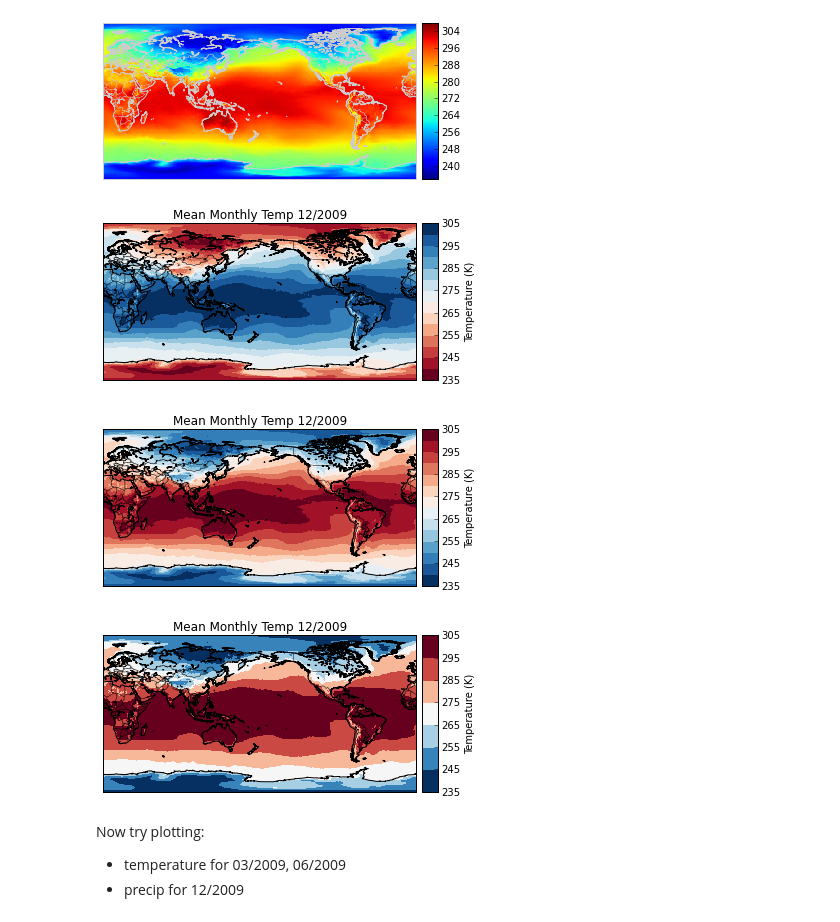
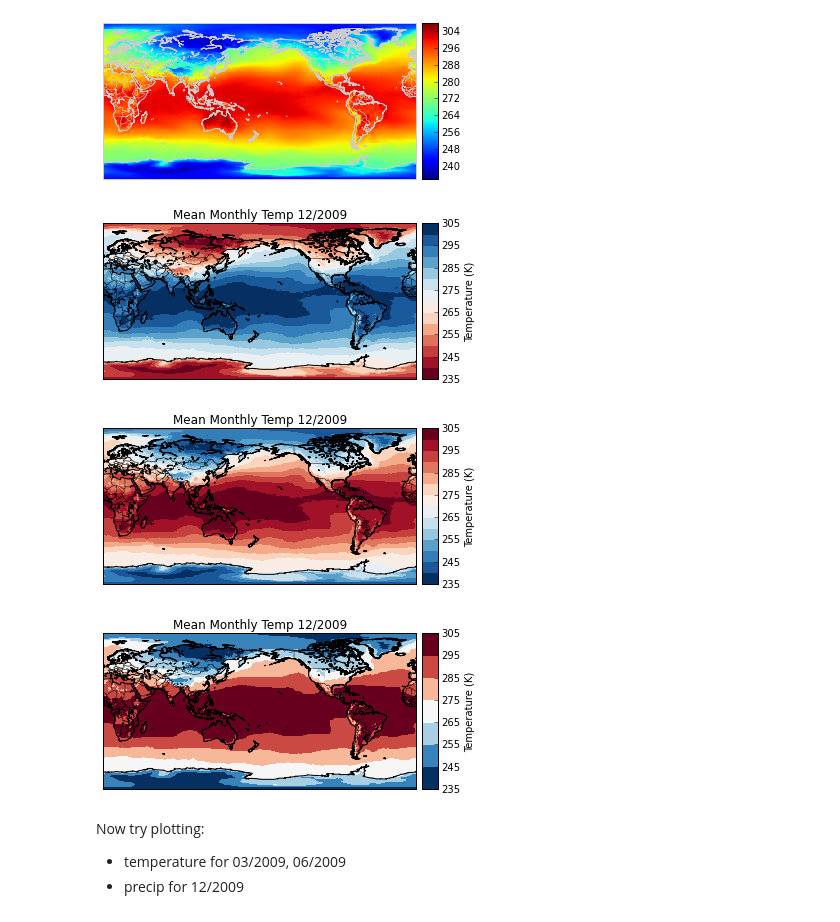
Before and after one commit to story645/EAS213, a Jupyter notebook: july21.ipynb, the cells around one changed output. Saved outputs shown, nothing was run; the diff lists cells and outputs as text; code cells hidden in the pictures.

```diff
--- a/july21.ipynb
+++ b/july21.ipynb
@@ -349,27 +348,28 @@ m.colorbar(im, ax=ax)
 # %%
 #Now lets make the colors less painful
 import matplotlib.cm as mcm
 import matplotlib.colors as mcolors
 
 fig = plt.figure()
 ax = fig.add_subplot(1,1,1)
 ax.set_title("Mean Monthly Temp 12/2009")
 m = Basemap(projection='cyl', ax=ax, resolution = 'l',
-            llcrnrlat=-90,urcrnrlat=90, llcrnrlon=0,urcrnrlon=360)
+            llcrnrlat=lats[0],urcrnrlat=lats[-1],
+            llcrnrlon=lons[0],urcrnrlon=lons[-1])
 
 border_color = 'black'
 m.drawcoastlines(color=border_color)
 m.drawcountries(color=border_color)
 m.drawmapboundary(color=border_color)
 
 cmap = mcm.RdBu
 #data ranges from 233.747 307.738
 norm = mcolors.BoundaryNorm(np.arange(235,310,5), cmap.N)
 im = m.imshow(data, interpolation='nearest', cmap=cmap, norm=norm)
 cb = m.colorbar(im, ax=ax)
 cb.set_label("Temperature (K)")
 # %% [output]
-[figure, old version]
+[figure, new version]
 # %%
 #Now lets make the colors less painful
 import matplotlib.cm as mcm
@@ -379,7 +379,8 @@ fig = plt.figure()
 ax = fig.add_subplot(1,1,1)
 ax.set_title("Mean Monthly Temp 12/2009")
 m = Basemap(projection='cyl', ax=ax, resolution = 'l',
-            llcrnrlat=-90,urcrnrlat=90, llcrnrlon=0,urcrnrlon=360)
+            llcrnrlat=lats[0],urcrnrlat=lats[-1],
+            llcrnrlon=lons[0],urcrnrlon=lons[-1])
 
 border_color = 'black'
 m.drawcoastlines(color=border_color)
@@ -393,7 +394,7 @@ im = m.imshow(data, interpolation='nearest', cmap=cmap, norm=norm)
 cb = m.colorbar(im, ax=ax)
 cb.set_label("Temperature (K)")
 # %% [output]
-[figure, old version]
+[figure, new version]
 # %%
 #Now lets make the colors less painful
 import matplotlib.cm as mcm
@@ -403,7 +404,8 @@ fig = plt.figure()
 ax = fig.add_subplot(1,1,1)
 ax.set_title("Mean Monthly Temp 12/2009")
 m = Basemap(projection='cyl', ax=ax, resolution = 'l',
-            llcrnrlat=-90,urcrnrlat=90, llcrnrlon=0,urcrnrlon=360)
+            llcrnrlat=lats[0],urcrnrlat=lats[-1],
+            llcrnrlon=lons[0],urcrnrlon=lons[-1])
 
 border_color = 'black'
 m.drawcoastlines(color=border_color)
@@ -417,7 +419,7 @@ im = m.imshow(data, interpolation='nearest', cmap=cmap, norm=norm)
 cb = m.colorbar(im, ax=ax)
 cb.set_label("Temperature (K)")
 # %% [output]
-[figure, old version]
+[figure, new version]
 # %% [markdown]
 Now try plotting:
 * temperature for 03/2009, 06/2009
```
